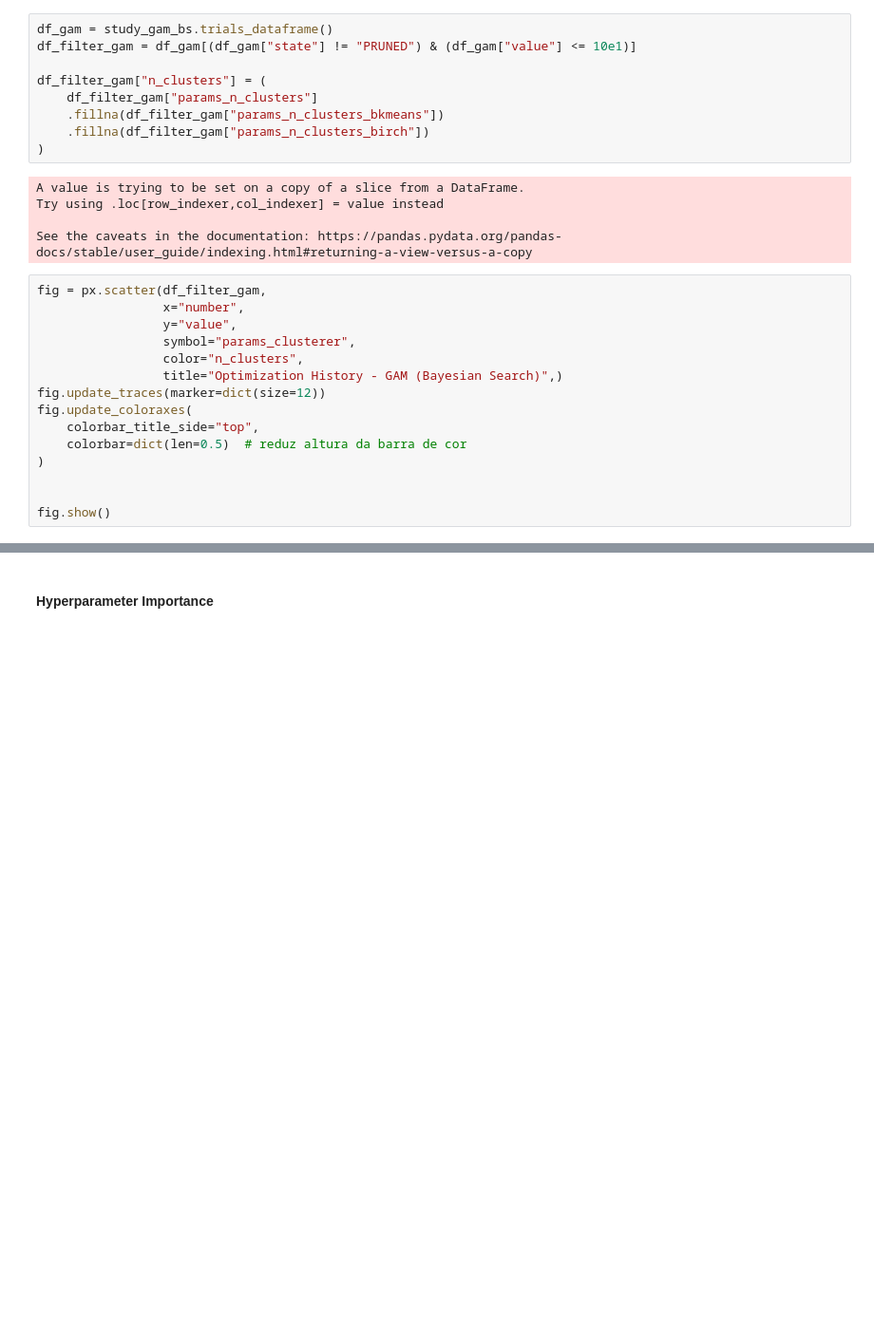
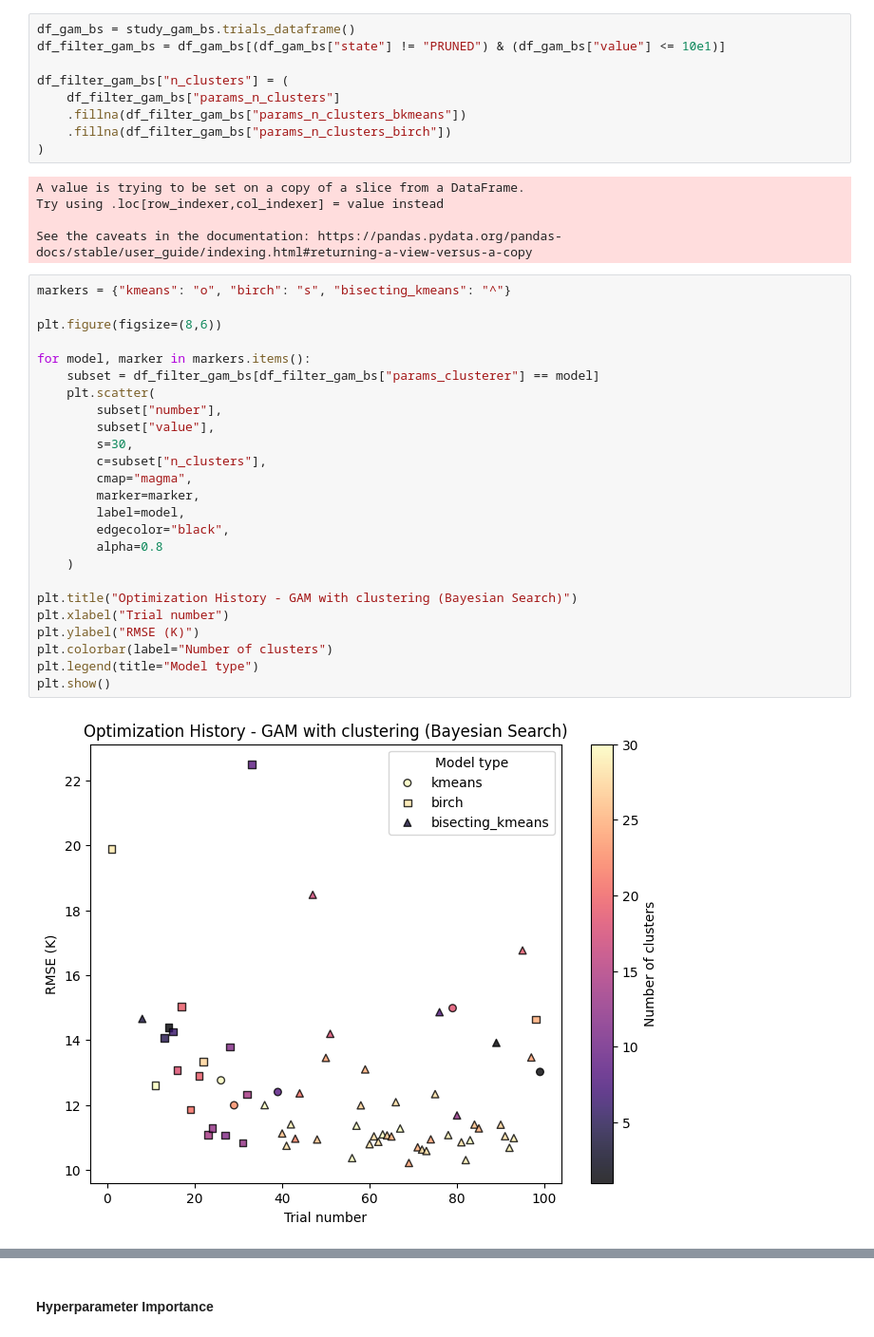
Before and after one commit to CassarGroup/IC---Interpretable-models-for-Tc-prediction, a Jupyter notebook: Other_files/Optimization_and_Hypothesis_Testing.ipynb, the cells around one changed output, grey strips where cells are left out. Shown at 95% size. Cells and saved outputs as stored; diff of their text form; blank space fills up the shorter version.

```diff
--- a/Other_files/Optimization_and_Hypothesis_Testing.ipynb
+++ b/Other_files/Optimization_and_Hypothesis_Testing.ipynb
@@ -243,32 +289,44 @@ The best params were {'clusterer': 'bisecting_kmeans', 'n_clusters_bkmeans': 24,
 # %% [markdown]
 #### **Optimization history**
 # %%
-df_gam = study_gam_bs.trials_dataframe()
-df_filter_gam = df_gam[(df_gam["state"] != "PRUNED") & (df_gam["value"] <= 10e1)]
+df_gam_bs = study_gam_bs.trials_dataframe()
+df_filter_gam_bs = df_gam_bs[(df_gam_bs["state"] != "PRUNED") & (df_gam_bs["value"] <= 10e1)]
 
-df_filter_gam["n_clusters"] = (
-    df_filter_gam["params_n_clusters"]
-    .fillna(df_filter_gam["params_n_clusters_bkmeans"])
-    .fillna(df_filter_gam["params_n_clusters_birch"])
+df_filter_gam_bs["n_clusters"] = (
+    df_filter_gam_bs["params_n_clusters"]
+    .fillna(df_filter_gam_bs["params_n_clusters_bkmeans"])
+    .fillna(df_filter_gam_bs["params_n_clusters_birch"])
 )
 # %% [output]
 A value is trying to be set on a copy of a slice from a DataFrame.
 Try using .loc[row_indexer,col_indexer] = value instead
 
 See the caveats in the documentation: https://pandas.pydata.org/pandas-docs/stable/user_guide/indexing.html#returning-a-view-versus-a-copy
-# %%
-fig = px.scatter(df_filter_gam,
-                 x="number",
-                 y="value",
-                 symbol="params_clusterer",
-                 color="n_clusters",
-                 title="Optimization History - GAM (Bayesian Search)",)
-fig.update_traces(marker=dict(size=12))
-fig.update_coloraxes(
-    colorbar_title_side="top",
-    colorbar=dict(len=0.5)  # reduz altura da barra de cor
-)
-
-
-fig.show()
+# %%
+markers = {"kmeans": "o", "birch": "s", "bisecting_kmeans": "^"}
+
+plt.figure(figsize=(8,6))
+
+for model, marker in markers.items():
+    subset = df_filter_gam_bs[df_filter_gam_bs["params_clusterer"] == model]
+    plt.scatter(
+        subset["number"],
+        subset["value"],
+        s=30,
+        c=subset["n_clusters"],
+        cmap="magma",
+        marker=marker,
+        label=model,
+        edgecolor="black",
+        alpha=0.8
+    )
+
+plt.title("Optimization History - GAM with clustering (Bayesian Search)")
+plt.xlabel("Trial number")
+plt.ylabel("RMSE (K)")
+plt.colorbar(label="Number of clusters")
+plt.legend(title="Model type")
+plt.show()
+# %% [output]
+[figure, added]
 # %% [markdown]
```
Also changed, not shown: parts of 46 cells of this notebook, 2 other files.
